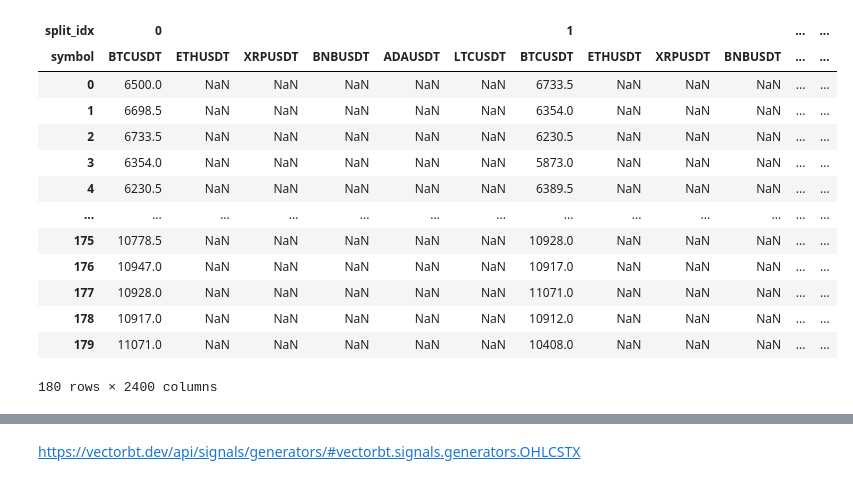
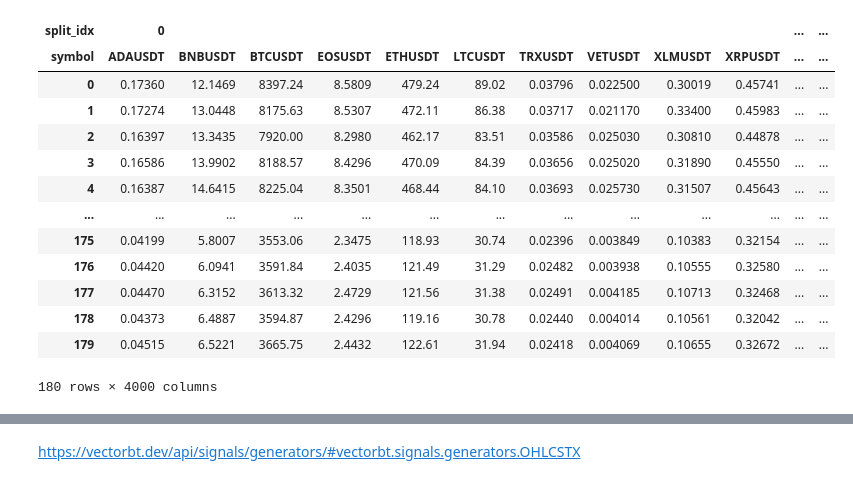
Before and after one commit to elpolini/sl-ts-tp-backtest, a Jupyter notebook: StopSignals.ipynb, the cells around one changed output, grey strips where cells are left out. Saved outputs shown, nothing was run; the diff lists cells and outputs as text; code cells hidden in the pictures.

```diff
--- a/StopSignals.ipynb
+++ b/StopSignals.ipynb
@@ -45,13 +58,13 @@ print(pd.Series({
 # %%
-cols = ['Open', 'Low', 'High', 'Close', 'Volume']
-data = vbt.CCXTData.download(
-    symbols,
-    start=start_date,
-    end=end_date,
-    timeframe='1d',
-    exchange='bybit'
-    )
-data.save('stop_sigs')
+# cols = ['Open', 'Low', 'High', 'Close', 'Volume']
+# data = vbt.CCXTData.download(
+#     symbols,
+#     start=start_date,
+#     end=end_date,
+#     timeframe='1d',
+#     exchange='binance'
+#     )
+# data.save('stop_sigs')
 data = vbt.CCXTData.load('stop_sigs')
 ohlcv_by_symbol = data.data
 # %%
@@ -87,21 +103,23 @@ ohlcv['Open'].shape
 # %%
-ohlcv_data={}
+ohlcv_data = {}
 for k, v in ohlcv.items():
-    ohlcv_data[k] = v.vbt.range_split(range_len=window_len.days, n=window_count)[0]
+    v.dropna(inplace=True)
+    ohlcv_data[k] = v.vbt.range_split(
+        range_len=window_len.days, n=window_count)[0]
 ohlcv_data['Open']
 # %% [output]
-| split_idx | 0 |  |  |  |  |  | 1 |  |  |  | ... | ... |
-| symbol | BTCUSDT | ETHUSDT | XRPUSDT | BNBUSDT | ADAUSDT | LTCUSDT | BTCUSDT | ETHUSDT | XRPUSDT | BNBUSDT | ... | ... |
-| 0 | 6500.0 | NaN | NaN | NaN | NaN | NaN | 6733.5 | NaN | NaN | NaN | ... | ... |
-| 1 | 6698.5 | NaN | NaN | NaN | NaN | NaN | 6354.0 | NaN | NaN | NaN | ... | ... |
-| 2 | 6733.5 | NaN | NaN | NaN | NaN | NaN | 6230.5 | NaN | NaN | NaN | ... | ... |
-| 3 | 6354.0 | NaN | NaN | NaN | NaN | NaN | 5873.0 | NaN | NaN | NaN | ... | ... |
-| 4 | 6230.5 | NaN | NaN | NaN | NaN | NaN | 6389.5 | NaN | NaN | NaN | ... | ... |
+| split_idx | 0 |  |  |  |  |  |  |  |  |  | ... | ... |
+| symbol | ADAUSDT | BNBUSDT | BTCUSDT | EOSUSDT | ETHUSDT | LTCUSDT | TRXUSDT | VETUSDT | XLMUSDT | XRPUSDT | ... | ... |
+| 0 | 0.17360 | 12.1469 | 8397.24 | 8.5809 | 479.24 | 89.02 | 0.03796 | 0.022500 | 0.30019 | 0.45741 | ... | ... |
+| 1 | 0.17274 | 13.0448 | 8175.63 | 8.5307 | 472.11 | 86.38 | 0.03717 | 0.021170 | 0.33400 | 0.45983 | ... | ... |
+| 2 | 0.16397 | 13.3435 | 7920.00 | 8.2980 | 462.17 | 83.51 | 0.03586 | 0.025030 | 0.30810 | 0.44878 | ... | ... |
+| 3 | 0.16586 | 13.9902 | 8188.57 | 8.4296 | 470.09 | 84.39 | 0.03656 | 0.025020 | 0.31890 | 0.45550 | ... | ... |
+| 4 | 0.16387 | 14.6415 | 8225.04 | 8.3501 | 468.44 | 84.10 | 0.03693 | 0.025730 | 0.31507 | 0.45643 | ... | ... |
 | ... | ... | ... | ... | ... | ... | ... | ... | ... | ... | ... | ... | ... |
-| 175 | 10778.5 | NaN | NaN | NaN | NaN | NaN | 10928.0 | NaN | NaN | NaN | ... | ... |
-| 176 | 10947.0 | NaN | NaN | NaN | NaN | NaN | 10917.0 | NaN | NaN | NaN | ... | ... |
-| 177 | 10928.0 | NaN | NaN | NaN | NaN | NaN | 11071.0 | NaN | NaN | NaN | ... | ... |
-| 178 | 10917.0 | NaN | NaN | NaN | NaN | NaN | 10912.0 | NaN | NaN | NaN | ... | ... |
-| 179 | 11071.0 | NaN | NaN | NaN | NaN | NaN | 10408.0 | NaN | NaN | NaN | ... | ... |
+| 175 | 0.04199 | 5.8007 | 3553.06 | 2.3475 | 118.93 | 30.74 | 0.02396 | 0.003849 | 0.10383 | 0.32154 | ... | ... |
+| 176 | 0.04420 | 6.0941 | 3591.84 | 2.4035 | 121.49 | 31.29 | 0.02482 | 0.003938 | 0.10555 | 0.32580 | ... | ... |
+| 177 | 0.04470 | 6.3152 | 3613.32 | 2.4729 | 121.56 | 31.38 | 0.02491 | 0.004185 | 0.10713 | 0.32468 | ... | ... |
+| 178 | 0.04373 | 6.4887 | 3594.87 | 2.4296 | 119.16 | 30.78 | 0.02440 | 0.004014 | 0.10561 | 0.32042 | ... | ... |
+| 179 | 0.04515 | 6.5221 | 3665.75 | 2.4432 | 122.61 | 31.94 | 0.02418 | 0.004069 | 0.10655 | 0.32672 | ... | ... |
-180 rows × 2400 columns
+180 rows × 4000 columns
 # %%
```
Also changed, not shown: parts of 38 cells of this notebook, 4 other files.
